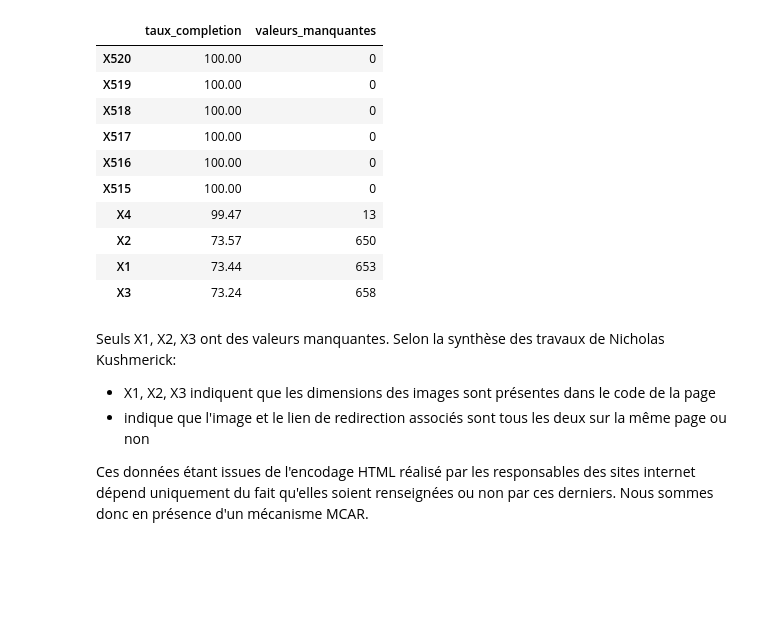
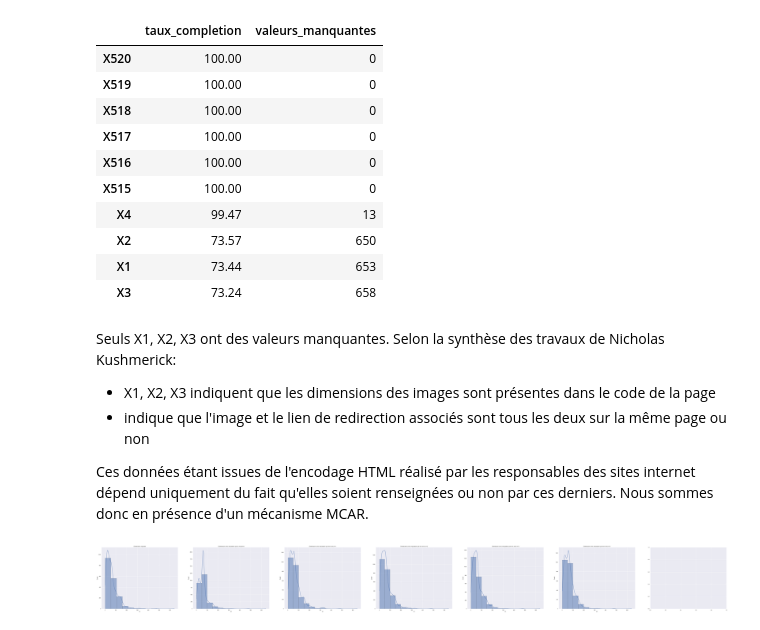
Before and after one commit to cedricsoares/cnam-sta211-entreposage-et-fouille-de-donnees-projet-final, a Jupyter notebook: exploration.ipynb, the cells around one changed output. Saved outputs shown, nothing was run; the diff lists cells and outputs as text; code cells hidden in the pictures; blank space fills up the shorter version.

```diff
--- a/exploration.ipynb
+++ b/exploration.ipynb
@@ -129,43 +129,45 @@ knn_imputer_1 = KNNImputer(weights="distance", n_neighbors=1,copy=False)
 knn_imputer_2 = KNNImputer(weights="distance", n_neighbors=2,copy=False)
 knn_imputer_3 =  KNNImputer(weights="distance", n_neighbors=3,copy=False)
 knn_imputer_5 =  KNNImputer(weights="distance", n_neighbors=5,copy=False)
-iterative_imputer = IterativeImputer(max_iter=10, random_state=42)
+#iterative_imputer = IterativeImputer(max_iter=10, random_state=42)
 
 simple_imputed = pd.DataFrame(np.round_(simple_imputer.fit_transform(data_copy)),columns=data_copy.columns, index=data_copy.index )
 knn_imputed_1 = pd.DataFrame(np.round_(knn_imputer_1.fit_transform(data_copy)),columns=data_copy.columns, index=data_copy.index)
 knn_imputed_2 = pd.DataFrame(np.round_(knn_imputer_2.fit_transform(data_copy)),columns=data_copy.columns, index=data_copy.index)
 knn_imputed_3 = pd.DataFrame(np.round_(knn_imputer_3.fit_transform(data_copy)),columns=data_copy.columns, index=data_copy.index)
 knn_imputed_5 = pd.DataFrame(np.round_(knn_imputer_5.fit_transform(data_copy)),columns=data_copy.columns, index=data_copy.index)
-iterative_imputed = pd.DataFrame(np.round_(iterative_imputer.fit_transform(data_copy)), columns=data_copy.columns, index=data_copy.index)
+#iterative_imputed = pd.DataFrame(np.round_(iterative_imputer.fit_transform(data_copy)), columns=data_copy.columns, index=data_copy.index)
 
 fig, axes = plt.subplots(ncols=7, figsize=(100,10))
 
 #original distribution
 sns.histplot(ax=axes[0], data=data, x="X1", bins=bins, kde=True)
 axes[0].set_title("Distribution originale")
 
 #Imputed with mean
 sns.histplot(ax=axes[1], data=simple_imputed,  x="X1", bins=bins, kde=True)
 axes[1].set_title("Distribution avec imputation par la moyenne")
 
 #inputed with KNN with k=1
 sns.histplot(ax=axes[2], data=knn_imputed_1,  x="X1", bins=bins, kde=True)
 axes[2].set_title("Distribution avec imputation par knn avec k=1")
 
 #inputed with KNN with k=2
 sns.histplot(ax=axes[3], data=knn_imputed_2,  x="X1", bins=bins, kde=True)
 axes[3].set_title("Distribution avec imputation par knn avec k=2")
 
 #inputed with KNN with k=3
 sns.histplot(ax=axes[4], data=knn_imputed_3,  x="X1", bins=bins, kde=True)
 axes[4].set_title("Distribution avec imputation par knn avec k=3")
 
 #inputed with KNN with k=5
 sns.histplot(ax=axes[5], data=knn_imputed_5,  x="X1", bins=bins, kde=True)
 axes[5].set_title("Distribution avec imputation par knn avec k=5")
 
 #inputed with iterative imputer
-sns.histplot(ax=axes[6], data=iterative_imputed,  x="X1", bins=bins, kde=True)
-axes[6].set_title("Distribution avec imputation modèle iteratif")
+#sns.histplot(ax=axes[6], data=iterative_imputed,  x="X1", bins=bins, kde=True)
+#axes[6].set_title("Distribution avec imputation modèle iteratif")
 
 plt.show()
+# %% [output]
+[figure, added]
```
Also changed, not shown: parts of 15 cells of this notebook.
